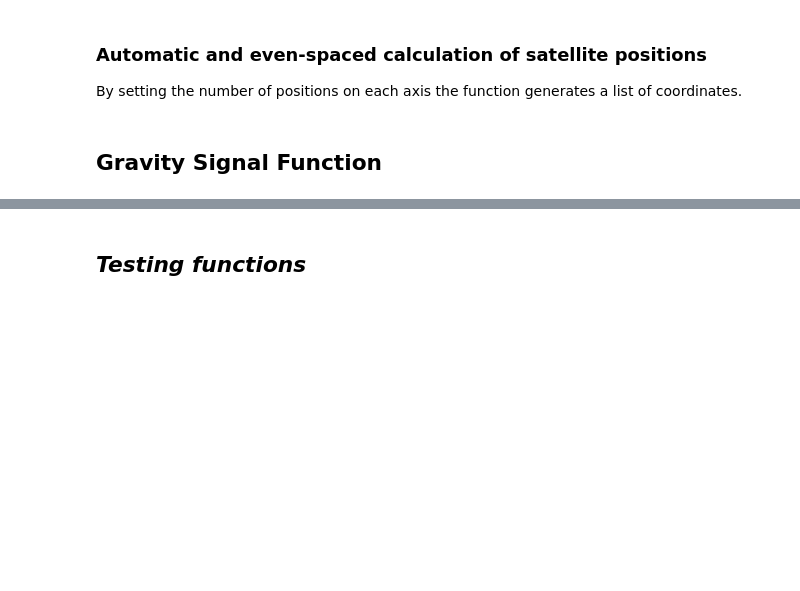
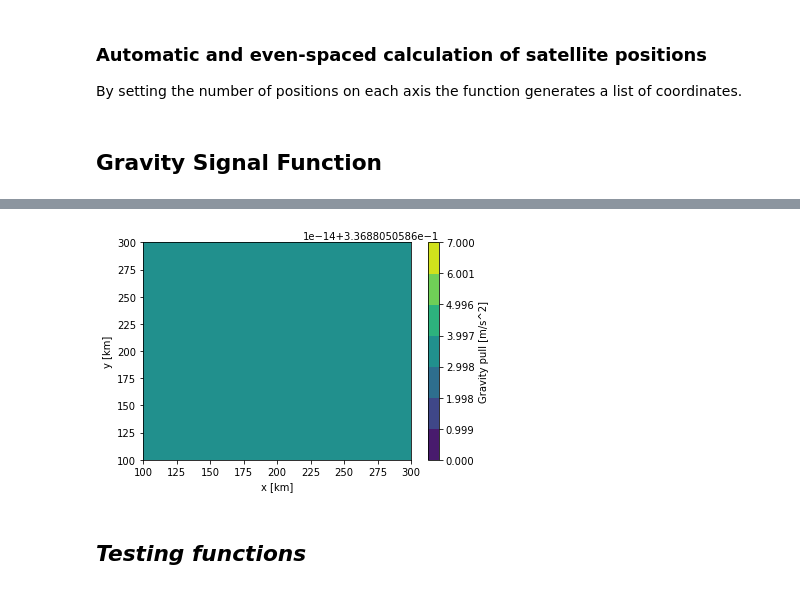
Before and after one commit to RaffaToSpace/Satellite_Gravity_Gradient_Model, a Jupyter notebook: gravity_signal_V2.ipynb, the cells around one changed output, grey strips where cells are left out. Saved outputs shown, nothing was run; the diff lists cells and outputs as text; code cells hidden in the pictures; blank space fills up the shorter version.

```diff
--- a/gravity_signal_V2.ipynb
+++ b/gravity_signal_V2.ipynb
@@ -122,0 +177,17 @@ def gravity_force_1D(Gconst,mass_map,pol_map):
+# %%
+gradient_map = {loc:(grav_map_first[loc]-grav_map_second[loc])/baseline for loc in pm_set_first}
+# %%
+GM_gradient = {'x':[],'y':[],'grav_grad':[]}
+for coord,grav in gradient_map.items():
+    GM_gradient['x'].append(coord[0])
+    GM_gradient['y'].append(coord[1])
+    GM_gradient['grav_grad'].append(grav)
+# %%
+GM_gradient_matrix={}
+GM_gradient_matrix['x'] = np.unique(GM_gradient['x'])
+GM_gradient_matrix['y'] = np.unique(GM_gradient['y'])
+GM_gradient_matrix['grav_pull']= np.empty([len(GM_gradient_matrix['x']),len(GM_gradient_matrix['y'])])
+
+for i in range(len(GM_gradient_matrix['x'])):
+    for j in range(len(GM_gradient_matrix['y'])):
+        GM_gradient_matrix['grav_pull'][i][j] = gradient_map[(GM_gradient_matrix['x'][i],GM_gradient_matrix['y'][j])]
@@ -123,2 +218,14 @@ def gravity_force_1D(Gconst,mass_map,pol_map):
+# %%
+# gradient
+fig, ax = plt.subplots()
+cs = ax.contourf(GM_gradient_matrix['x'], GM_gradient_matrix['y'], GM_gradient_matrix['grav_pull'])
+#vmin=GM_gradient_matrix['grav_pull'].min, vmax=GM_gradient_matrix['grav_pull'].max
+cbar = fig.colorbar(cs)
+plt.xlabel('x [km]')
+plt.ylabel('y [km]')
+cbar.set_label('Gravity pull [m/s^2]')
+plt.show()
+# %% [output]
+[figure, added]
 # %% [markdown]
 ## _Testing functions_
```
Also changed, not shown: parts of 25 cells of this notebook.
